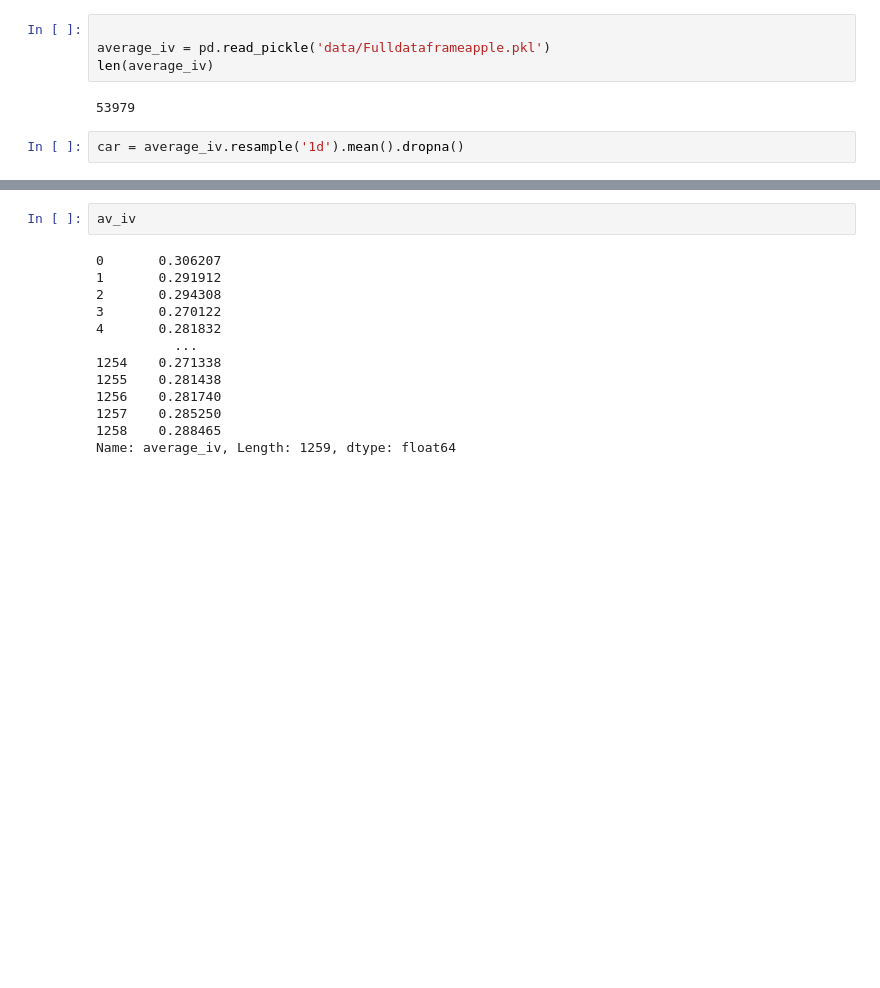
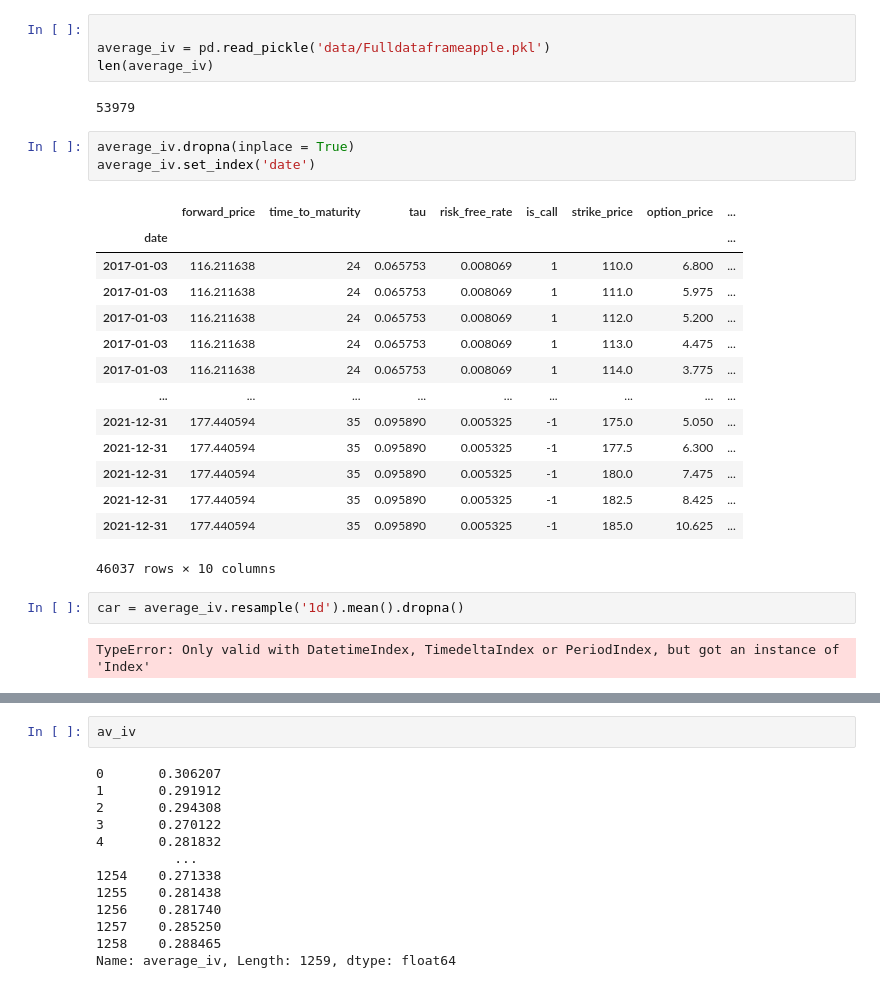
Before and after one commit to Ahmed-haji/ThesisProject, a Jupyter notebook: Jupyterlab/playground.ipynb, the cells around one changed output, grey strips where cells are left out. Saved outputs shown, nothing was run; the diff lists cells and outputs as text; blank space fills up the shorter version.

```diff
--- a/Jupyterlab/playground.ipynb
+++ b/Jupyterlab/playground.ipynb
@@ -48,8 +49,28 @@ average_iv = pd.read_pickle('data/Fulldataframeapple.pkl')
 len(average_iv)
 # %% [output]
 53979
+# %%
+average_iv.dropna(inplace = True)
+average_iv.set_index('date')
+# %% [output]
+|  | forward_price | time_to_maturity | tau | risk_free_rate | is_call | strike_price | option_price | ... |
+| date |  |  |  |  |  |  |  | ... |
+| 2017-01-03 | 116.211638 | 24 | 0.065753 | 0.008069 | 1 | 110.0 | 6.800 | ... |
+| 2017-01-03 | 116.211638 | 24 | 0.065753 | 0.008069 | 1 | 111.0 | 5.975 | ... |
+| 2017-01-03 | 116.211638 | 24 | 0.065753 | 0.008069 | 1 | 112.0 | 5.200 | ... |
+| 2017-01-03 | 116.211638 | 24 | 0.065753 | 0.008069 | 1 | 113.0 | 4.475 | ... |
+| 2017-01-03 | 116.211638 | 24 | 0.065753 | 0.008069 | 1 | 114.0 | 3.775 | ... |
+| ... | ... | ... | ... | ... | ... | ... | ... | ... |
+| 2021-12-31 | 177.440594 | 35 | 0.095890 | 0.005325 | -1 | 175.0 | 5.050 | ... |
+| 2021-12-31 | 177.440594 | 35 | 0.095890 | 0.005325 | -1 | 177.5 | 6.300 | ... |
+| 2021-12-31 | 177.440594 | 35 | 0.095890 | 0.005325 | -1 | 180.0 | 7.475 | ... |
+| 2021-12-31 | 177.440594 | 35 | 0.095890 | 0.005325 | -1 | 182.5 | 8.425 | ... |
+| 2021-12-31 | 177.440594 | 35 | 0.095890 | 0.005325 | -1 | 185.0 | 10.625 | ... |
+46037 rows × 10 columns
 # %%
 car = average_iv.resample('1d').mean().dropna()
+# %% [output]
+TypeError: Only valid with DatetimeIndex, TimedeltaIndex or PeriodIndex, but got an instance of 'Index'
 # %%
 
 av_iv = pd.read_pickle('data/average_iv_series_with_date_alphabet.pkl')
```
Also changed, not shown: parts of 4 cells of this notebook.
